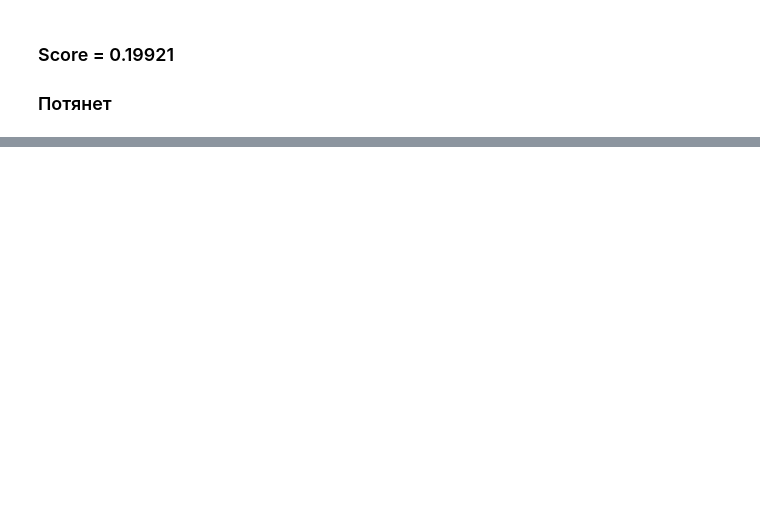
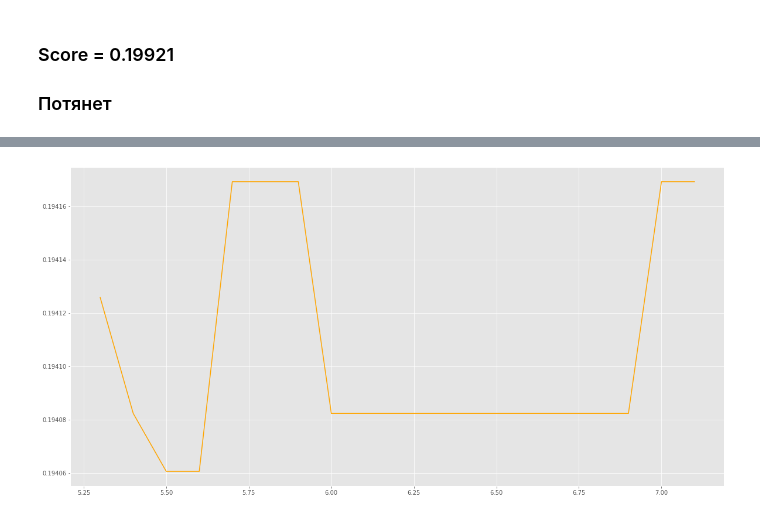
Before and after one commit to makler322/msu_ml_spring_2021, a Jupyter notebook: Sales_Forecasting/Sales_Forecasting.ipynb, the cells around one changed output, grey strips where cells are left out. Cells and saved outputs as stored; diff of their text form; code cells hidden in the pictures; blank space fills up the shorter version.

```diff
--- a/Sales_Forecasting/Sales_Forecasting.ipynb
+++ b/Sales_Forecasting/Sales_Forecasting.ipynb
@@ -31,7 +31,7 @@ import math
 * quantity - кол-во продаж
 * id - уникальный идентификатор строки
 # %%
-train_data = pd.read_csv("/content/drive/MyDrive/Sales_Forecasting/train.csv")
+train_data = pd.read_csv("../input/grocery-sales-forecast/train.csv")
 print(train_data.shape)
 train_data.head(16)
 # %% [output]
@@ -65,7 +65,7 @@ print(product_id[:5])
 # %% [markdown]
 ### Посмотрим на тестовую выборку и сделаем некоторые выводы
 # %%
-test_data = pd.read_csv("/content/drive/MyDrive/Sales_Forecasting/test.csv")
+test_data = pd.read_csv("../input/grocery-sales-forecast/test.csv")
 print(test_data.shape)
 test_data.head(15)
 # %% [output]
@@ -1190,0 +1187,8 @@ Result_table[["id", "quantity"]].to_csv("FINAL_33.csv", index=False)
+# %%
+data_ = pd.Series(pd.to_datetime(train_data['date'].unique()))
+
+# print(data_, type(data_))
+data_week = data_.dt.day_name()
+# print(data_week)
+date2week = dict(zip(train_data['date'].unique(), data_week))
+print(date2week)
@@ -1190,0 +1244,77 @@ Result_table[["id", "quantity"]].to_csv("FINAL_33.csv", index=False)
+# %%
+cur_min = 1
+alpha = 1
+beta = 1
+best_threshold = 1
+A, B = [], []
+for koef in tqdm(range(53, 72)):
+    threshold = koef/10
+    right_answer = []
+    answer_exp = []
+    for id_warehouse in warehouse_id:
+        for id_product in (product_id):
+            for id_date in date:
+                data = my_huge_dict_train[id_warehouse][id_product][date2week[id_date]].copy()
+                local_max = 0
+                local_i = 0
+                for i in range(len(data)):
+                    if local_max < data[i]:
+                        local_max = data[i]
+                        local_i = i
+
+                if local_max > threshold * math.floor(sum(data)/len(data)):
+                    data[local_i] = data[-1]  # Удаление максимального элемента
+                    data.pop()
+
+                right_answer.append(my_huge_dict_test[id_warehouse][id_product][date2week[id_date]][0])
+                my_ans_by_day = math.floor(exponential_smoothing(data, 0.14))
+
+                if date2week[id_date] == 'Saturday':
+                    answer_exp.append(my_ans_by_day)
+
+                #-----------------------------------
+                elif date2week[id_date] == 'Friday':
+                    data2 = my_huge_dict_train[id_warehouse][id_product]['Sunday'].copy()
+                    my_ans_by_second_day = math.floor(exponential_smoothing(data2, 0.14))
+                    answer_exp.append(math.floor((my_ans_by_day * alpha + my_ans_by_second_day * beta) / (alpha + beta)))
+
+                elif date2week[id_date] == 'Sunday':
+                    data2 = my_huge_dict_train[id_warehouse][id_product]['Friday'].copy()
+                    my_ans_by_second_day = math.floor(exponential_smoothing(data2, 0.14))
+                    answer_exp.append(math.floor((my_ans_by_day * alpha + my_ans_by_second_day * beta) / (alpha + beta)))
+
+                #-----------------------------------
+                elif date2week[id_date] == 'Monday':
+                    data2 = my_huge_dict_train[id_warehouse][id_product]['Tuesday'].copy()
+                    my_ans_by_second_day = math.floor(exponential_smoothing(data2, 0.14))
+                    answer_exp.append(math.floor((my_ans_by_day * alpha + my_ans_by_second_day * beta) / (alpha + beta)))
+
+                elif date2week[id_date] == 'Tuesday':
+                    data2 = my_huge_dict_train[id_warehouse][id_product]['Monday'].copy()
+                    my_ans_by_second_day = math.floor(exponential_smoothing(data2, 0.14))
+                    answer_exp.append(math.floor((my_ans_by_day * alpha + my_ans_by_second_day * beta) / (alpha + beta)))
+
+                #-----------------------------------
+                elif date2week[id_date] == 'Wednesday':
+                    data2 = my_huge_dict_train[id_warehouse][id_product]['Thursday'].copy()
+                    my_ans_by_second_day = math.floor(exponential_smoothing(data2, 0.14))
+                    answer_exp.append(math.floor((my_ans_by_day * alpha + my_ans_by_second_day * beta) / (alpha + beta)))
+
+                elif date2week[id_date] == 'Thursday':
+                    data2 = my_huge_dict_train[id_warehouse][id_product]['Wednesday'].copy()
+                    my_ans_by_second_day = math.floor(exponential_smoothing(data2, 0.14))
+                    answer_exp.append(math.floor((my_ans_by_day * alpha + my_ans_by_second_day * beta) / (alpha + beta)))
+
+    if mean_absolute_error(right_answer, answer_exp) < cur_min:
+        best_threshold = threshold
+        cur_min = mean_absolute_error(right_answer, answer_exp)
+
+    A.append(mean_absolute_error(right_answer, answer_exp))
+    B.append(threshold)
+print()
+print(cur_min, best_threshold)
+fig = plt.figure(figsize=(20, 10))
+ax = fig.add_subplot(111)
+ax.plot(B, A, color='orange')
+plt.show()
+# %% [output]
@@ -1190,0 +1322 @@ Result_table[["id", "quantity"]].to_csv("FINAL_33.csv", index=False)
+[figure, added]
```
Also changed, not shown: parts of 27 cells of this notebook.
